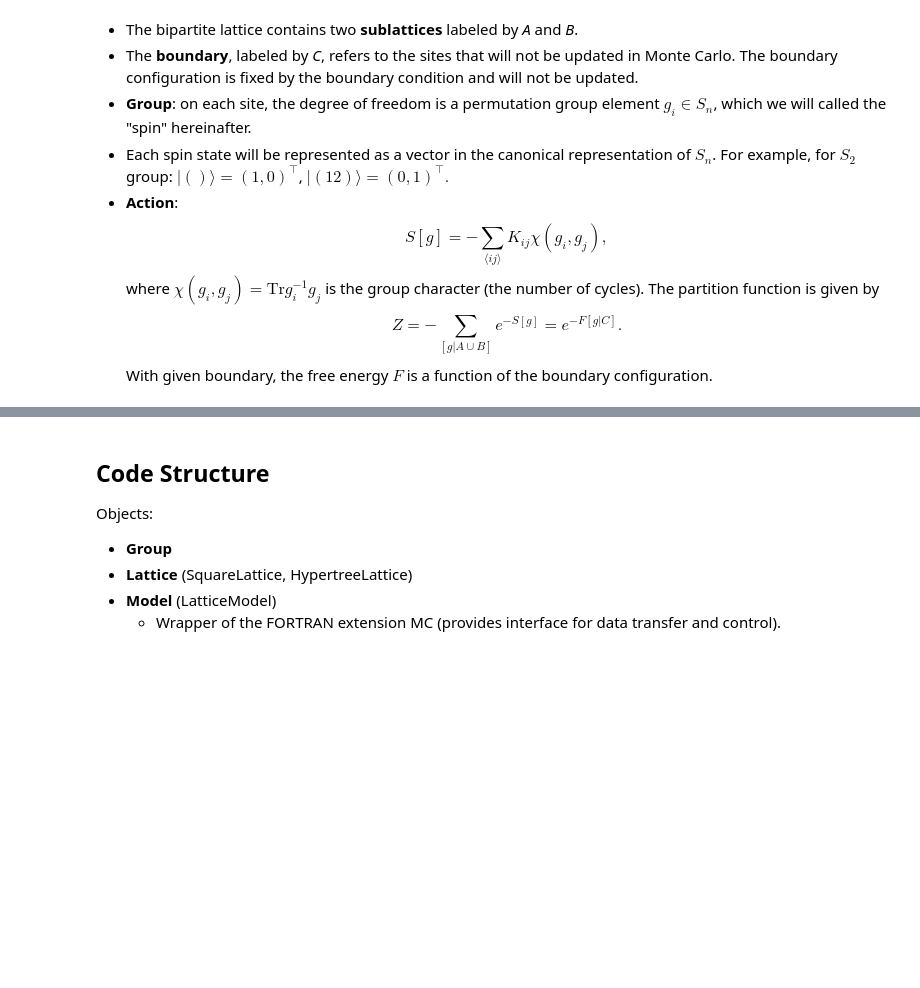
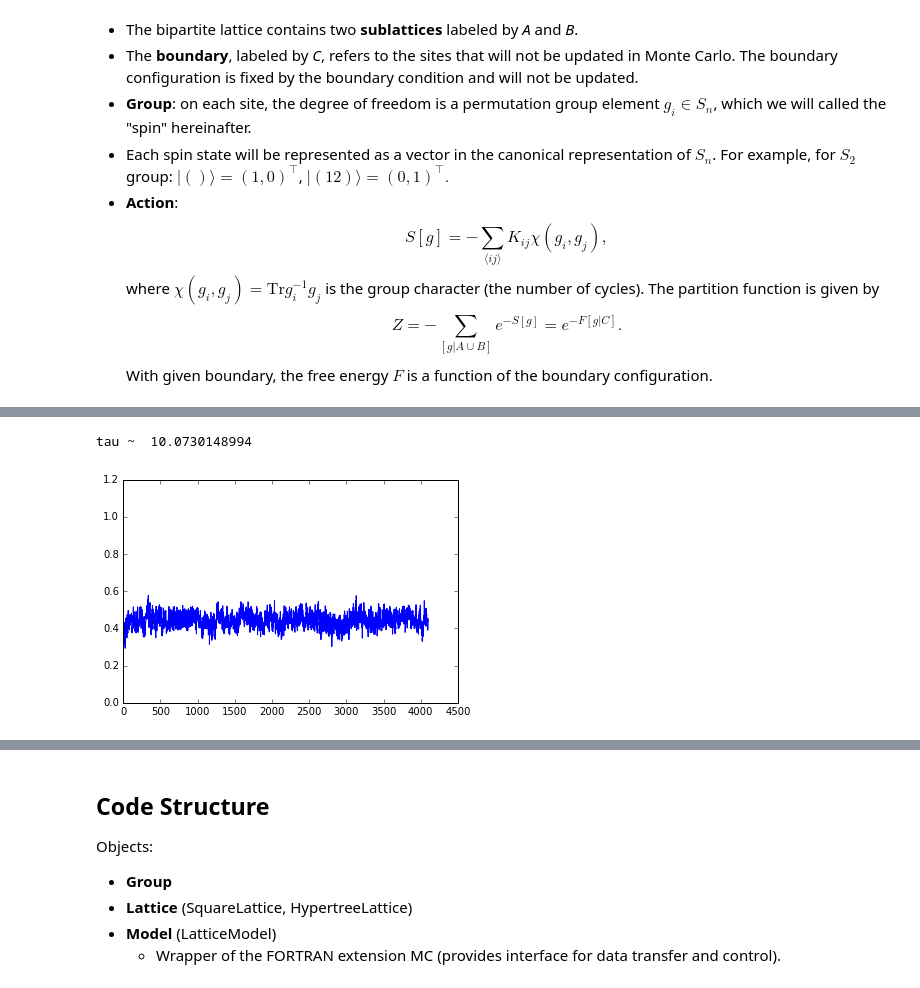
Before and after one commit to EverettYou/MonteCarlo, a Jupyter notebook: MonteCarlo.ipynb, the cells around one changed output, grey strips where cells are left out. Drawn from its saved outputs; the diff is of its cells as text; code cells hidden in the pictures; blank space fills up the shorter version.

```diff
--- a/MonteCarlo.ipynb
+++ b/MonteCarlo.ipynb
@@ -36,0 +50,13 @@ Question: <font color='red'>How to calculate free energy?</font>
+# %%
+# estimate energy fluctuation autocorrelation time
+%matplotlib inline
+%run 'MonteCarlo.py'
+import matplotlib.pyplot as plt
+mdl = LatticeModel(SquareLattice(32,[1.]),Group(2))
+mdl.beta = 0.8
+print('tau ~ ', mdl.estimate_tau())
+plt.plot(numpy.array(list(range(mdl.nts))), mdl.ets)
+plt.ylim(0,1.2);
+# %% [output]
+tau ~  10.0730148994
+[figure, added]
```
Also changed, not shown: parts of 23 cells of this notebook, 5 other files.
